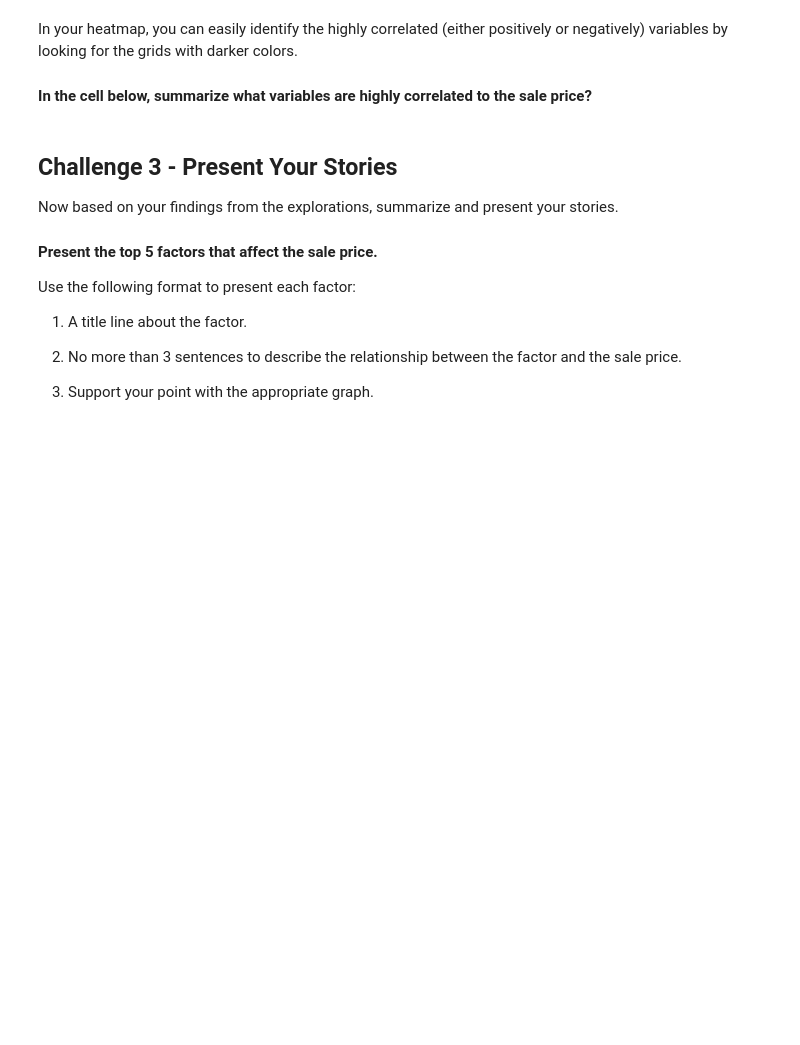
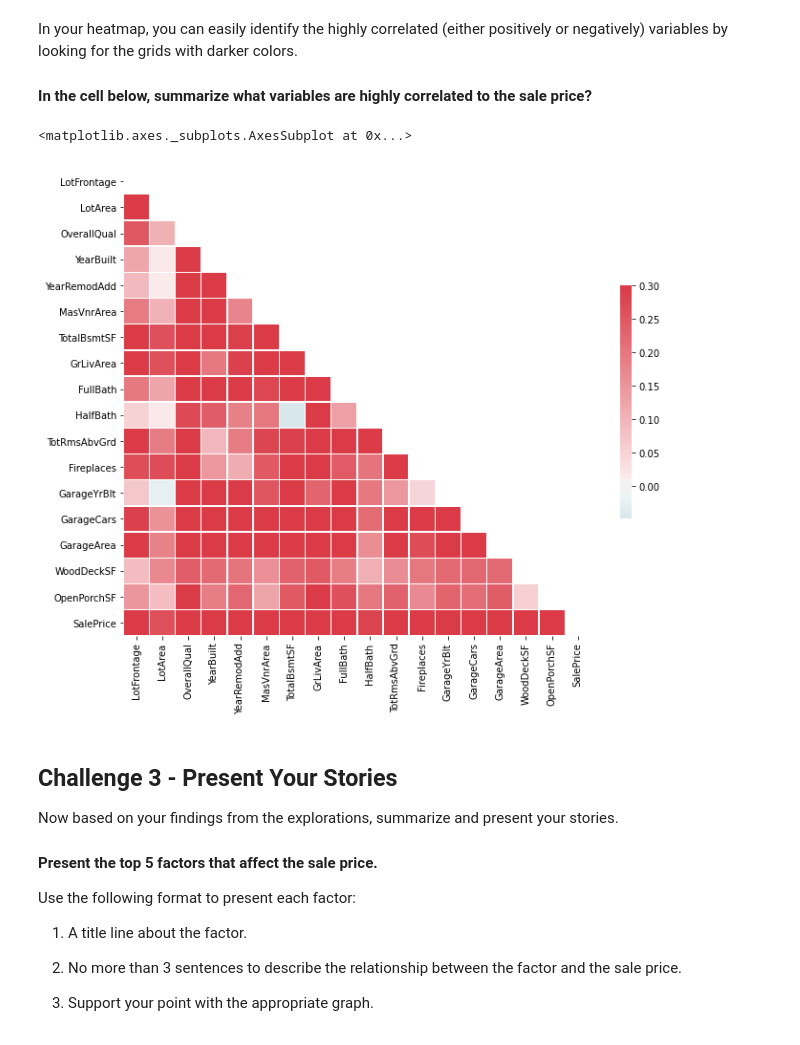
Before and after one commit to yuvtorres/datamad0320, a Jupyter notebook: module-2/lab-storytelling-data-visualization/your-code/main.ipynb, the cells around one changed output. Cells and saved outputs as stored; diff of their text form; code cells hidden in the pictures; blank space fills up the shorter version.

```diff
--- a/module-2/lab-storytelling-data-visualization/your-code/main.ipynb
+++ b/module-2/lab-storytelling-data-visualization/your-code/main.ipynb
@@ -233,3 +268,31 @@ In your heatmap, you can easily identify the highly correlated (either positivel
+# %%
+# The Variables with more color are: 'LotFrontage', 'LotArea', 'OverallQual','YearBuilt', 'YearRemodAdd','MasVnrArea',TotalBsmtSF
+# 'GrLivArea','FullBath', 'HalfBath','TotRmsAbvGrd','Fireplaces', 'GarageYrBlt','GarageCars',
+# 'GarageArea', 'GarageQual','WoodDeckSF', 'OpenPorchSF'
+
+df1= df[[ 'LotFrontage', 'LotArea', 'OverallQual','YearBuilt',
+         'YearRemodAdd','MasVnrArea','TotalBsmtSF','GrLivArea',
+         'FullBath', 'HalfBath','TotRmsAbvGrd','Fireplaces',
+         'GarageYrBlt','GarageCars','GarageArea', 'GarageQual',
+         'WoodDeckSF', 'OpenPorchSF', 'SalePrice']]
+
+corr1 = df1.corr()
+
+# Generate a mask for the upper triangle
+mask = np.triu(np.ones_like(corr1, dtype=np.bool))
+
+# Set up the matplotlib figure
+f, ax = plt.subplots(figsize=(11, 9))
+
+# Generate a custom diverging colormap
+cmap = sns.diverging_palette(220, 10, as_cmap=True)
+
+# Draw the heatmap with the mask and correct aspect ratio
+sns.heatmap(corr1, mask=mask, cmap=cmap, vmax=.3, center=0,
+            square=True, linewidths=.5, cbar_kws={"shrink": .5})
+# %% [output]
+<matplotlib.axes._subplots.AxesSubplot at 0x...>
+[figure, added]
 # %% [markdown]
 ## Challenge 3 - Present Your Stories
 
```
Also changed, not shown: parts of 21 cells of this notebook.
